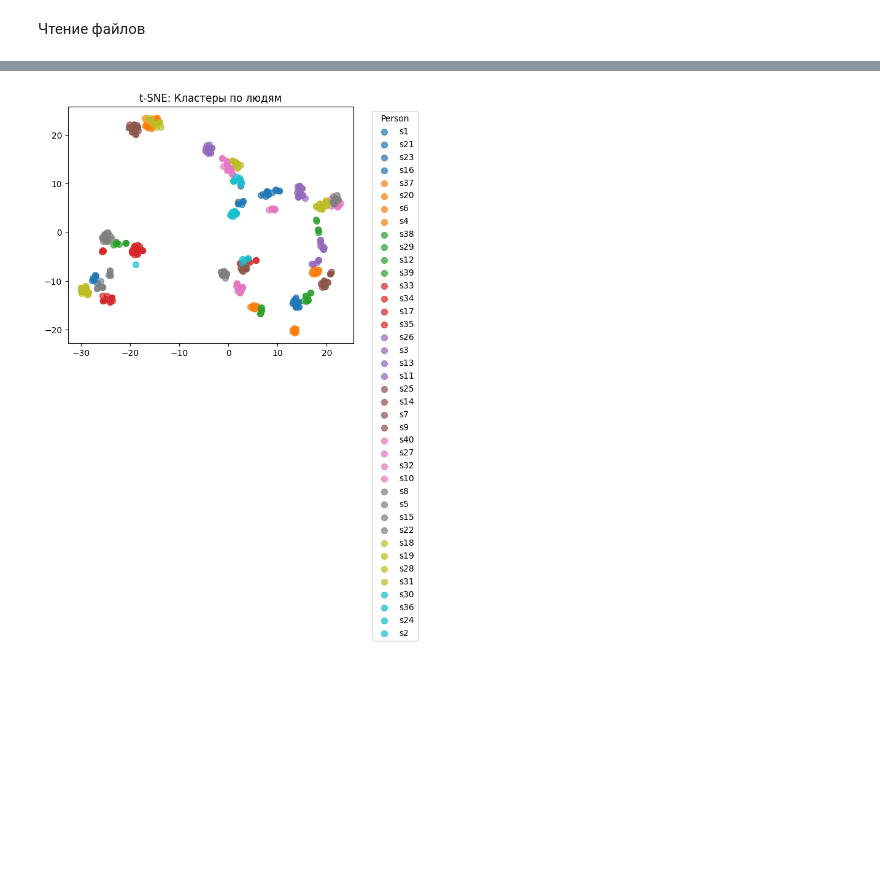
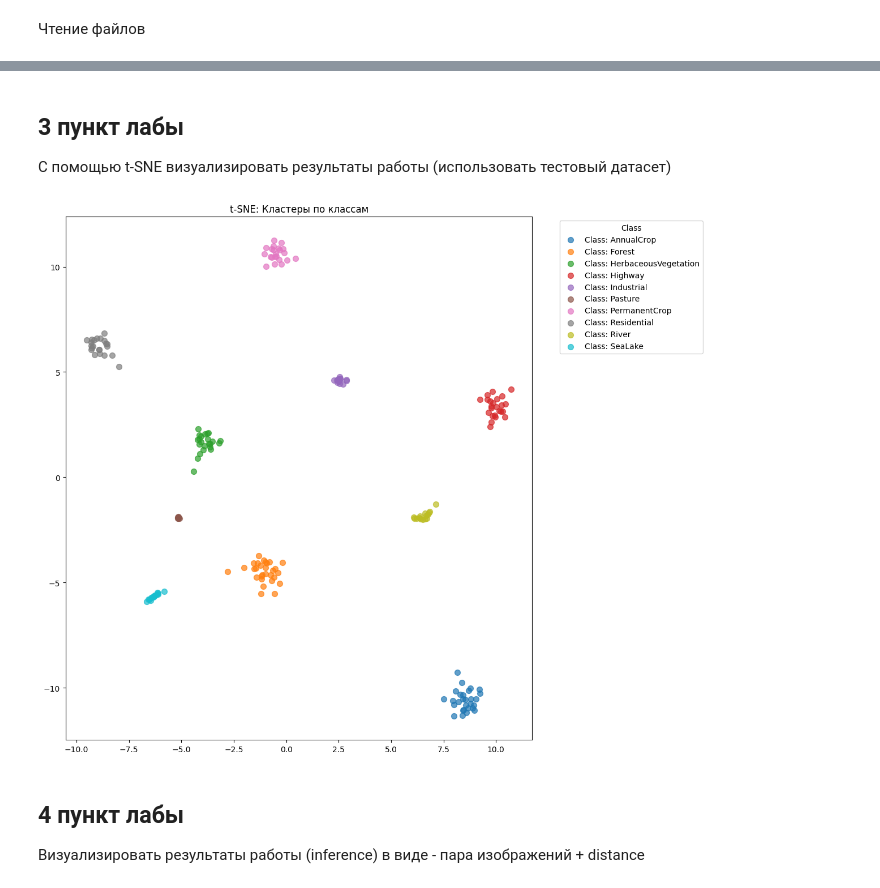
Before and after one commit to FedosDan2/PAC_course2_2, a Jupyter notebook: laba3/main.ipynb, the cells around one changed output, grey strips where cells are left out. Cells and saved outputs as stored; diff of their text form; code cells hidden in the pictures; blank space fills up the shorter version.

```diff
--- a/laba3/main.ipynb
+++ b/laba3/main.ipynb
@@ -114,2 +116,9 @@ class ArcFace(nn.Module):
+# %%
+def arcface_loss(cosine, target, m=0.2, s=30):
+    cosine = cosine.clip(-1+1e-7, 1-1e-7)
+    arcosine = cosine.arccos()
+    arcosine += F.one_hot(target, num_classes=cosine.shape[1]) * m
+    cosine2 = arcosine.cos()
+    return F.cross_entropy(s * cosine2, target)
 # %%
 class NN(nn.Module): #img_size = 64x64
@@ -144 +149,23 @@ class NN(nn.Module): #img_size = 64x64
+# %%
+def save_checkpoint(epoch, model, arcface_layer, optimizer, loss, filename='model/checkpoint.pth'):
+    """Сохраняет полное состояние тренировки"""
+    checkpoint = {
+        'epoch': epoch,
+        'model_state_dict': model.state_dict(),
+        'arcface_state_dict': arcface_layer.state_dict(),
+        'optimizer_state_dict': optimizer.state_dict(),
+        'loss': loss,
+    }
+    torch.save(checkpoint, filename)
+
+def load_checkpoint(filename, model, arcface_layer, optimizer, device):
+    """Загружает состояние и возвращает номер эпохи"""
+    checkpoint = torch.load(filename, map_location=device)
+
+    model.load_state_dict(checkpoint['model_state_dict'])
+    arcface_layer.load_state_dict(checkpoint['arcface_state_dict'])
+    optimizer.load_state_dict(checkpoint['optimizer_state_dict'])
+
+    print(f"✓ Загружено из эпохи {checkpoint['epoch']}, loss: {checkpoint['loss']:.4f}")
+    return checkpoint['epoch'], checkpoint['loss']
 # %%
@@ -184,3 +242,3 @@ def train_system(epochs=5):
 # %%
-losses, model = train_system(epochs=5)
+losses, model = train_system(epochs=60)
 # %% [output]
@@ -247,5 +261,0 @@ def valid_step_on_10(model, criterion, dataset):
-# %%
-criterion = ContrastiveLoss(margin=1.0)
-dataset = ReadPgmImage()
-
-valid_step_on_10(model, criterion, dataset)
@@ -306,5 +262,3 @@ def vizual_tSNE(model, dataset, n_samples=200):
-# %%
-
-vizual_tSNE(model, dataset)
-# %% [output]
-[figure, removed]
+# %% [markdown]
+## 3 пункт лабы
+С помощью t-SNE визуализировать результаты работы (использовать тестовый датасет)
@@ -310,0 +315,9 @@ vizual_tSNE(model, dataset)
+# %%
+dataset = Train_DATA()
+loader = DataLoader(dataset, batch_size=1, shuffle=True, num_workers=0)
+vizual_tSNE(model, loader, dataset)
+# %% [output]
+[figure, added]
+# %% [markdown]
+## 4 пункт лабы
+Визуализировать результаты работы (inference) в виде - пара изображений + distance
```
Also changed, not shown: parts of 22 cells of this notebook, 3 other files.
